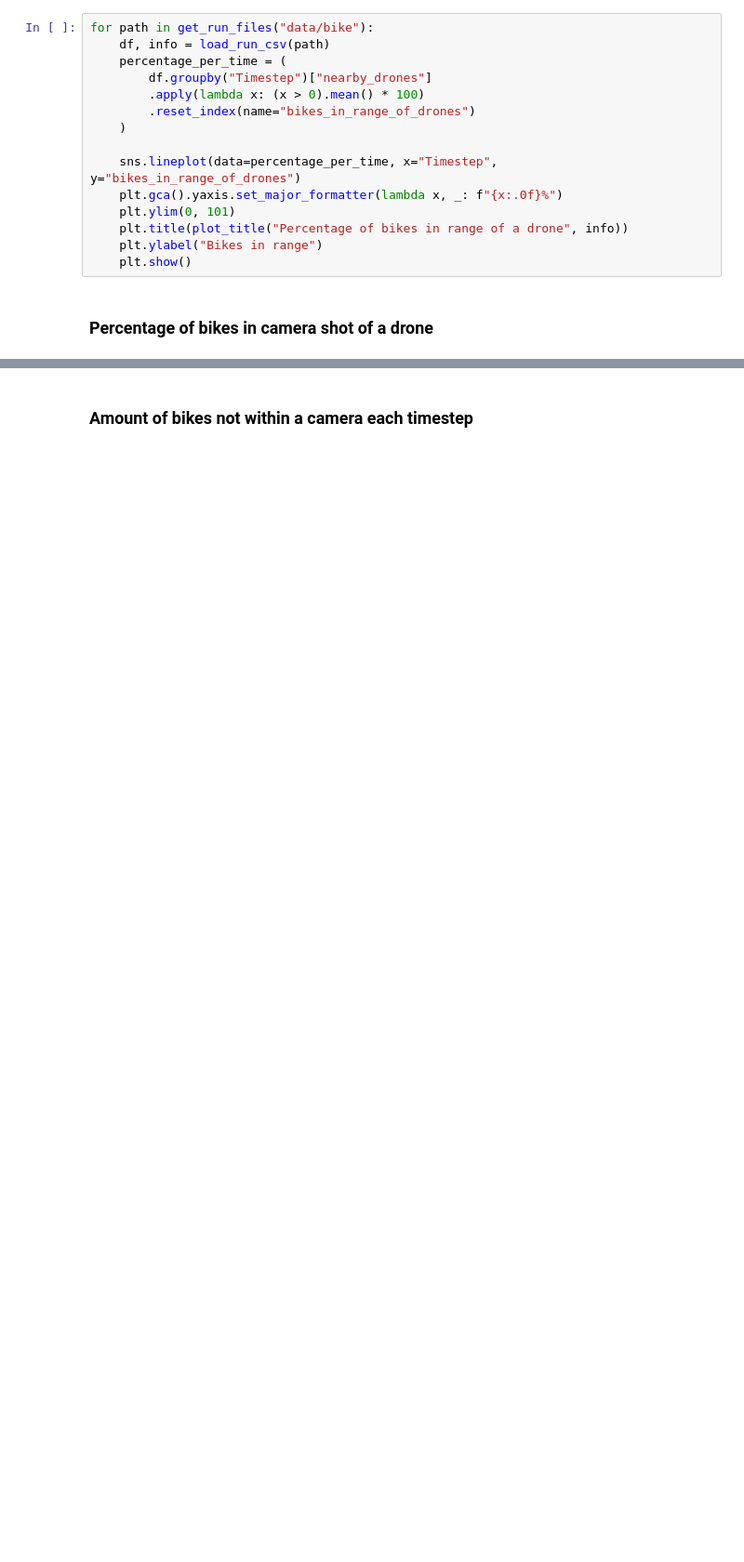
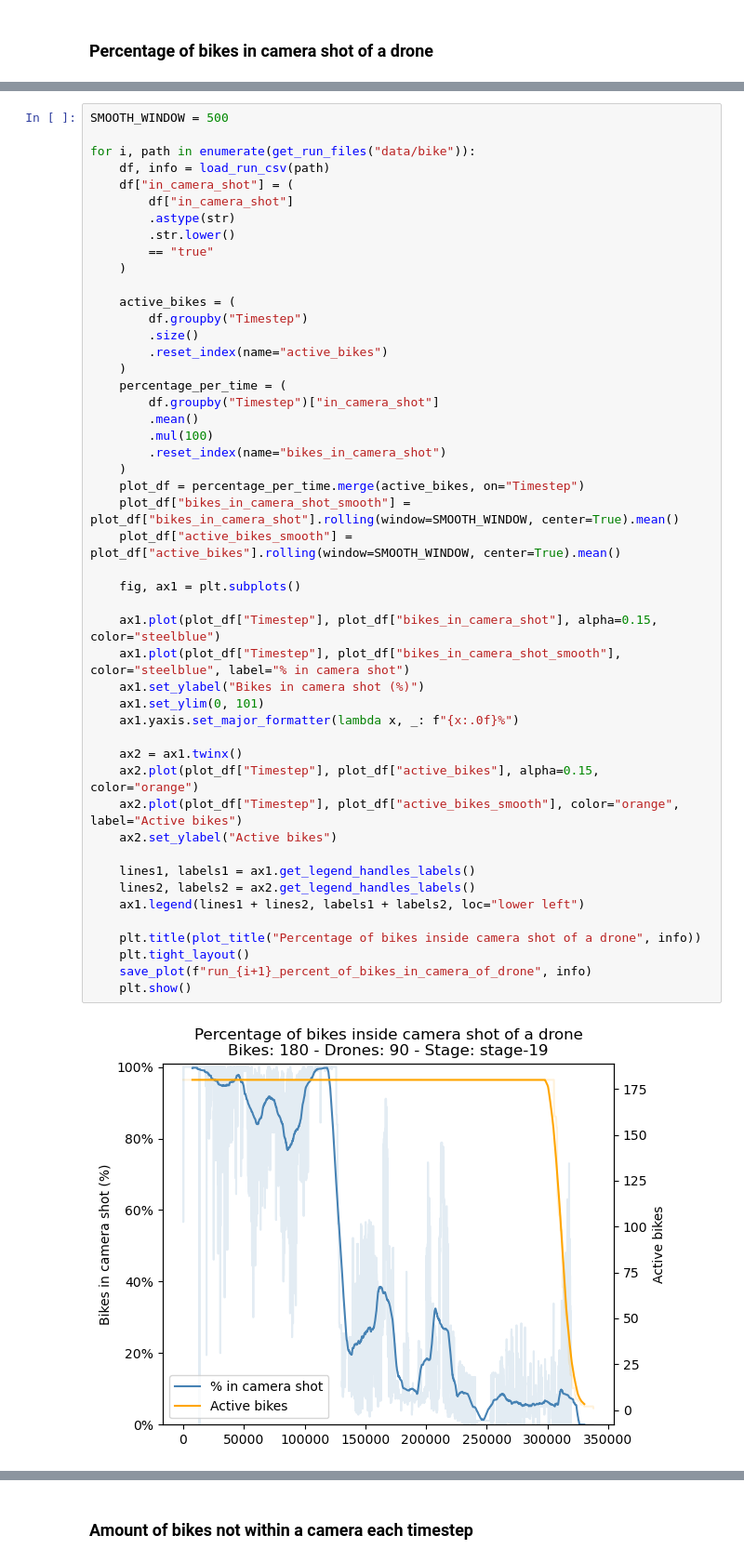
Before and after one commit to borchand/master-thesis, a Jupyter notebook: data-visualization/data.ipynb, the cells around one changed output, grey strips where cells are left out. Shown at 93% size. Saved outputs shown, nothing was run; the diff lists cells and outputs as text; blank space fills up the shorter version.

```diff
--- a/data-visualization/data.ipynb
+++ b/data-visualization/data.ipynb
@@ -329,17 +340,2 @@ for path in get_run_files("data/bike"):
-# %%
-for path in get_run_files("data/bike"):
-    df, info = load_run_csv(path)
-    percentage_per_time = (
-        df.groupby("Timestep")["nearby_drones"]
-        .apply(lambda x: (x > 0).mean() * 100)
-        .reset_index(name="bikes_in_range_of_drones")
-    )
-
-    sns.lineplot(data=percentage_per_time, x="Timestep", y="bikes_in_range_of_drones")
-    plt.gca().yaxis.set_major_formatter(lambda x, _: f"{x:.0f}%")
-    plt.ylim(0, 101)
-    plt.title(plot_title("Percentage of bikes in range of a drone", info))
-    plt.ylabel("Bikes in range")
-    plt.show()
 # %% [markdown]
 ### Percentage of bikes in camera shot of a drone
@@ -435,0 +342,50 @@ for path in get_run_files("data/bike"):
+# %%
+SMOOTH_WINDOW = 500
+
+for i, path in enumerate(get_run_files("data/bike")):
+    df, info = load_run_csv(path)
+    df["in_camera_shot"] = (
+        df["in_camera_shot"]
+        .astype(str)
+        .str.lower()
+        == "true"
+    )
+
+    active_bikes = (
+        df.groupby("Timestep")
+        .size()
+        .reset_index(name="active_bikes")
+    )
+    percentage_per_time = (
+        df.groupby("Timestep")["in_camera_shot"]
+        .mean()
+        .mul(100)
+        .reset_index(name="bikes_in_camera_shot")
+    )
+    plot_df = percentage_per_time.merge(active_bikes, on="Timestep")
+    plot_df["bikes_in_camera_shot_smooth"] = plot_df["bikes_in_camera_shot"].rolling(window=SMOOTH_WINDOW, center=True).mean()
+    plot_df["active_bikes_smooth"] = plot_df["active_bikes"].rolling(window=SMOOTH_WINDOW, center=True).mean()
+
+    fig, ax1 = plt.subplots()
+
+    ax1.plot(plot_df["Timestep"], plot_df["bikes_in_camera_shot"], alpha=0.15, color="steelblue")
+    ax1.plot(plot_df["Timestep"], plot_df["bikes_in_camera_shot_smooth"], color="steelblue", label="% in camera shot")
+    ax1.set_ylabel("Bikes in camera shot (%)")
+    ax1.set_ylim(0, 101)
+    ax1.yaxis.set_major_formatter(lambda x, _: f"{x:.0f}%")
+
+    ax2 = ax1.twinx()
+    ax2.plot(plot_df["Timestep"], plot_df["active_bikes"], alpha=0.15, color="orange")
+    ax2.plot(plot_df["Timestep"], plot_df["active_bikes_smooth"], color="orange", label="Active bikes")
+    ax2.set_ylabel("Active bikes")
+
+    lines1, labels1 = ax1.get_legend_handles_labels()
+    lines2, labels2 = ax2.get_legend_handles_labels()
+    ax1.legend(lines1 + lines2, labels1 + labels2, loc="lower left")
+
+    plt.title(plot_title("Percentage of bikes inside camera shot of a drone", info))
+    plt.tight_layout()
+    save_plot(f"run_{i+1}_percent_of_bikes_in_camera_of_drone", info)
+    plt.show()
+# %% [output]
+[figure, added]
```
Also changed, not shown: parts of 18 cells of this notebook.
